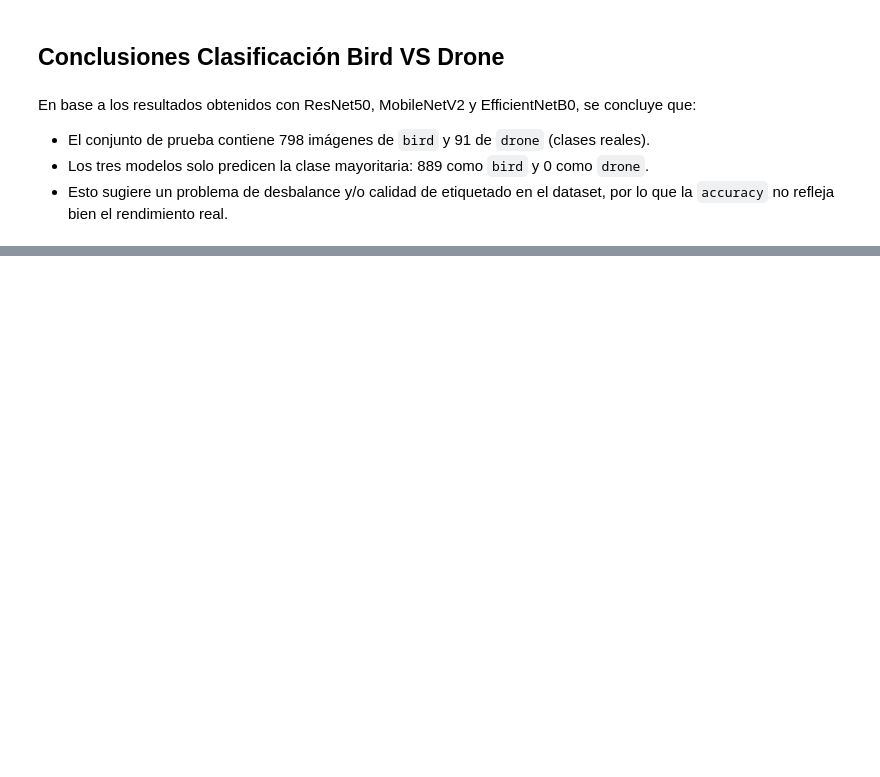
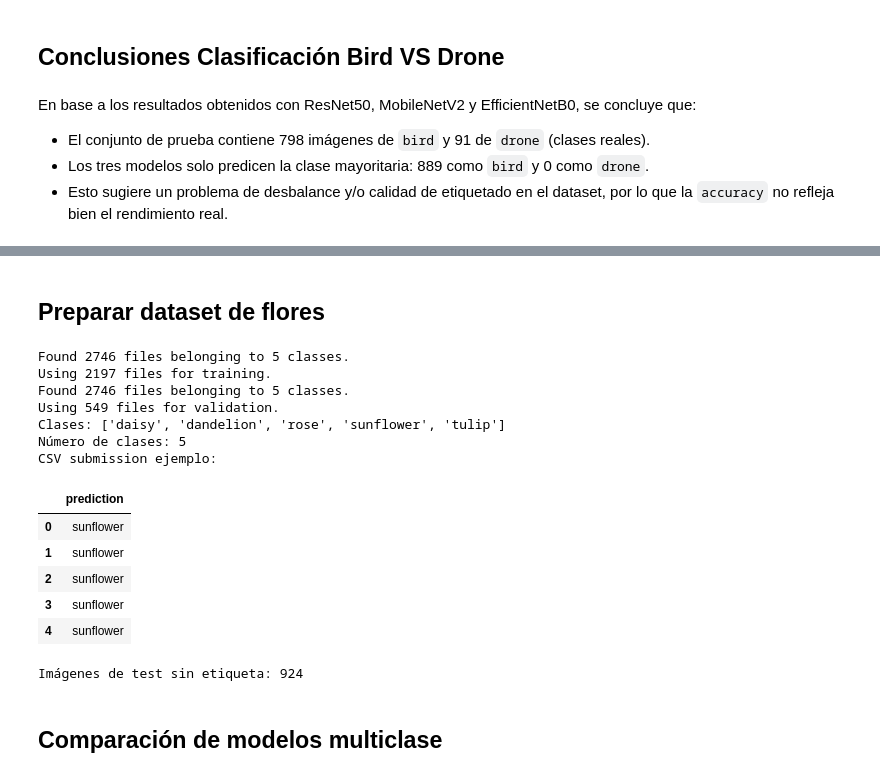
Before and after one commit to HUMartinezC/ia_bigdata_lab, a Jupyter notebook: notebooks/PIA/practica-cnn.ipynb, the cells around one changed output, grey strips where cells are left out. Cells and saved outputs as stored; diff of their text form; code cells hidden in the pictures; blank space fills up the shorter version.

```diff
--- a/notebooks/PIA/practica-cnn.ipynb
+++ b/notebooks/PIA/practica-cnn.ipynb
@@ -406,0 +578,66 @@ En base a los resultados obtenidos con ResNet50, MobileNetV2 y EfficientNetB0, s
+# %% [markdown]
+## Preparar dataset de flores
+# %%
+flowers_root = Path(path)
+flowers_train_dir = flowers_root / 'train'
+flowers_test_dir = flowers_root / 'test'
+flowers_test_csv = flowers_root / 'Testing_set_flower.csv'
+flowers_submission_csv = flowers_root / 'sample_submission.csv'
+
+FLOWERS_IMG_SIZE = (224, 224)
+FLOWERS_BATCH_SIZE = 32
+FLOWERS_SEED = 42
+
+if 'flowers_train_ds' not in globals() or 'flowers_val_ds' not in globals():
+    flowers_train_ds = tf.keras.utils.image_dataset_from_directory(
+        flowers_train_dir,
+        validation_split=0.2,
+        subset='training',
+        seed=FLOWERS_SEED,
+        image_size=FLOWERS_IMG_SIZE,
+        batch_size=FLOWERS_BATCH_SIZE,
+        label_mode='int'
+    )
+
+    flowers_val_ds = tf.keras.utils.image_dataset_from_directory(
+        flowers_train_dir,
+        validation_split=0.2,
+        subset='validation',
+        seed=FLOWERS_SEED,
+        image_size=FLOWERS_IMG_SIZE,
+        batch_size=FLOWERS_BATCH_SIZE,
+        label_mode='int'
+    )
+
+flowers_class_names = flowers_train_ds.class_names
+num_flowers_classes = len(flowers_class_names)
+
+AUTOTUNE = tf.data.AUTOTUNE
+flowers_train_ds = flowers_train_ds.prefetch(AUTOTUNE)
+flowers_val_ds = flowers_val_ds.prefetch(AUTOTUNE)
+
+print('Clases:', flowers_class_names)
+print('Número de clases:', num_flowers_classes)
+print('CSV submission ejemplo:')
+display(pd.read_csv(flowers_submission_csv).head())
+
+flowers_test_df = pd.read_csv(flowers_test_csv)
+flowers_test_paths = [str(flowers_test_dir / fname) for fname in flowers_test_df['filename']]
+print('Imágenes de test sin etiqueta:', len(flowers_test_paths))
+# %% [output]
+Found 2746 files belonging to 5 classes.
+Using 2197 files for training.
+Found 2746 files belonging to 5 classes.
+Using 549 files for validation.
+Clases: ['daisy', 'dandelion', 'rose', 'sunflower', 'tulip']
+Número de clases: 5
+CSV submission ejemplo:
+|  | prediction |
+| 0 | sunflower |
+| 1 | sunflower |
+| 2 | sunflower |
+| 3 | sunflower |
+| 4 | sunflower |
+Imágenes de test sin etiqueta: 924
+# %% [markdown]
+## Comparación de modelos multiclase
```
Also changed, not shown: parts of 13 cells of this notebook.
